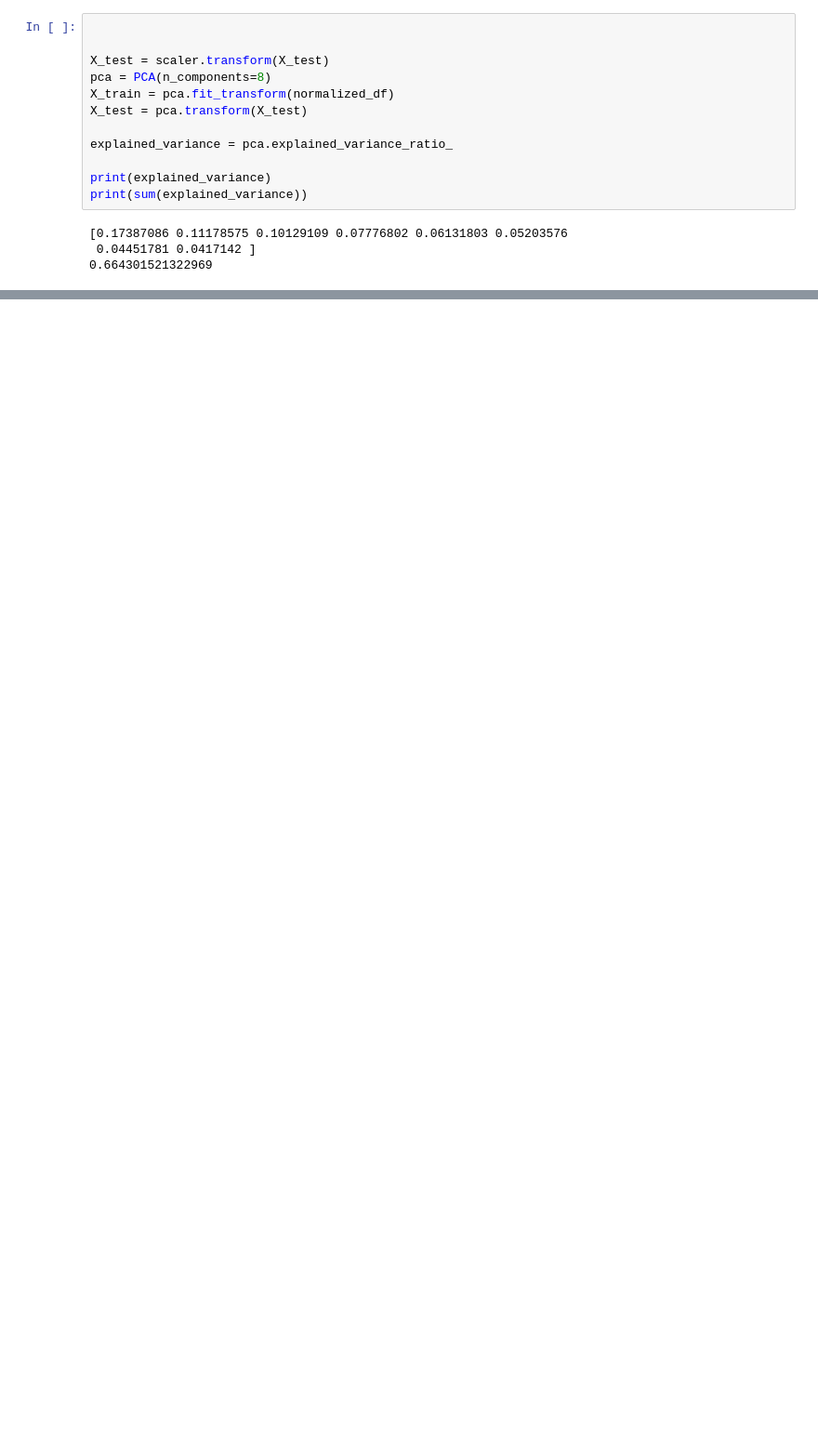
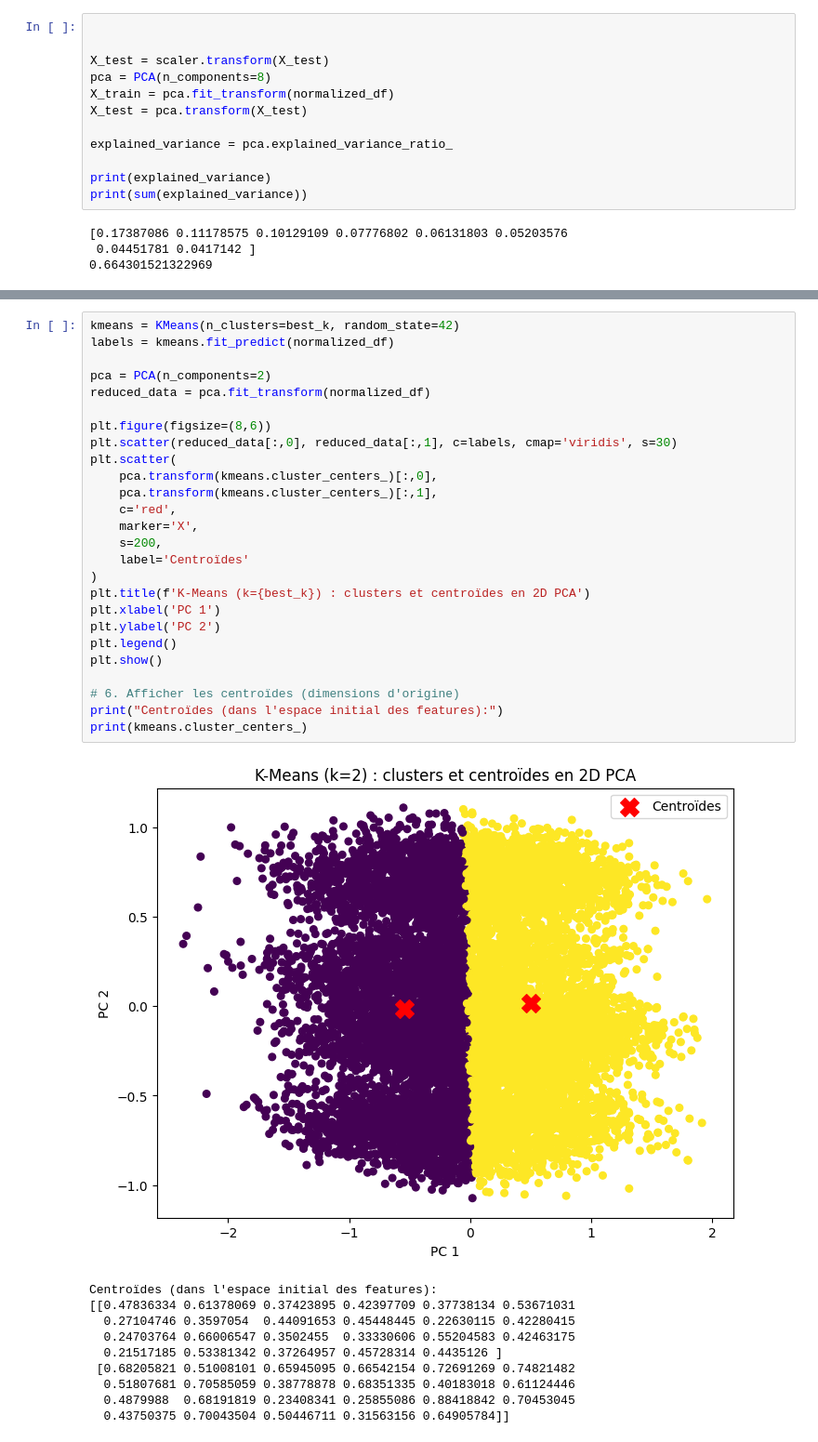
Before and after one commit to Mattei-Theophile/Flatmate-Matcher, a Jupyter notebook: project.ipynb, the cells around one changed output, grey strips where cells are left out. Shown at 93% size. Cells and saved outputs as stored; diff of their text form; blank space fills up the shorter version.

```diff
--- a/project.ipynb
+++ b/project.ipynb
@@ -468,0 +511,37 @@ print(pca.components_.shape)
+# %%
+kmeans = KMeans(n_clusters=best_k, random_state=42)
+labels = kmeans.fit_predict(normalized_df)
+
+pca = PCA(n_components=2)
+reduced_data = pca.fit_transform(normalized_df)
+
+plt.figure(figsize=(8,6))
+plt.scatter(reduced_data[:,0], reduced_data[:,1], c=labels, cmap='viridis', s=30)
+plt.scatter(
+    pca.transform(kmeans.cluster_centers_)[:,0],
+    pca.transform(kmeans.cluster_centers_)[:,1],
+    c='red',
+    marker='X',
+    s=200,
+    label='Centroïdes'
+)
+plt.title(f'K-Means (k={best_k}) : clusters et centroïdes en 2D PCA')
+plt.xlabel('PC 1')
+plt.ylabel('PC 2')
+plt.legend()
+plt.show()
+
+# 6. Afficher les centroïdes (dimensions d'origine)
+print("Centroïdes (dans l'espace initial des features):")
+print(kmeans.cluster_centers_)
+# %% [output]
+[figure, added]
+Centroïdes (dans l'espace initial des features):
+[[0.47836334 0.61378069 0.37423895 0.42397709 0.37738134 0.53671031
+  0.27104746 0.3597054  0.44091653 0.45448445 0.22630115 0.42280415
+  0.24703764 0.66006547 0.3502455  0.33330606 0.55204583 0.42463175
+  0.21517185 0.53381342 0.37264957 0.45728314 0.4435126 ]
+ [0.68205821 0.51008101 0.65945095 0.66542154 0.72691269 0.74821482
+  0.51807681 0.70585059 0.38778878 0.68351335 0.40183018 0.61124446
+  0.4879988  0.68191819 0.23408341 0.25855086 0.88418842 0.70453045
+  0.43750375 0.70043504 0.50446711 0.31563156 0.64905784]]
```
Also changed, not shown: parts of 27 cells of this notebook.
